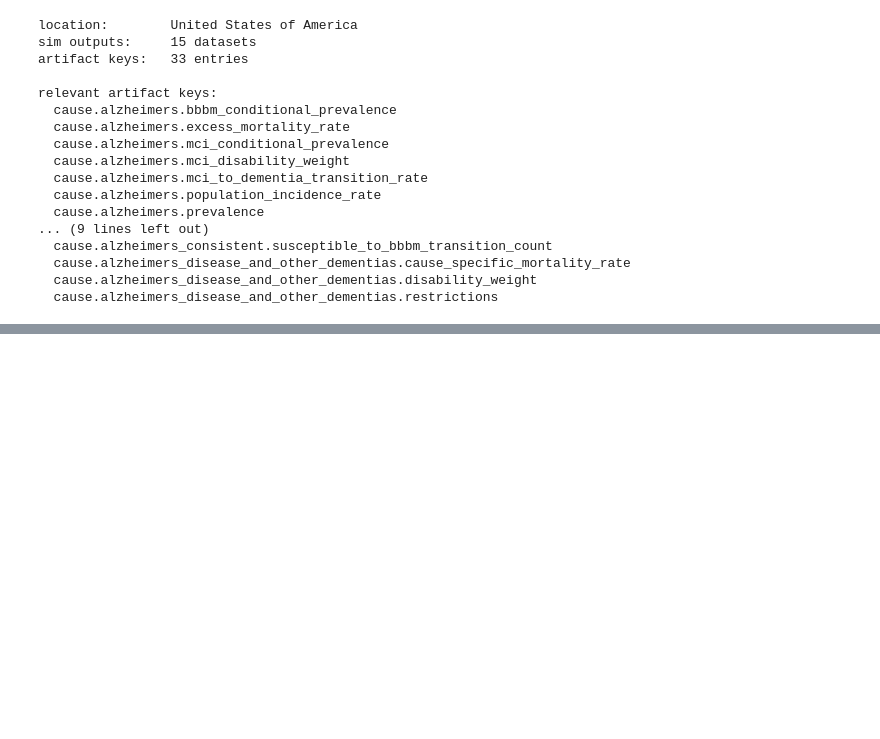
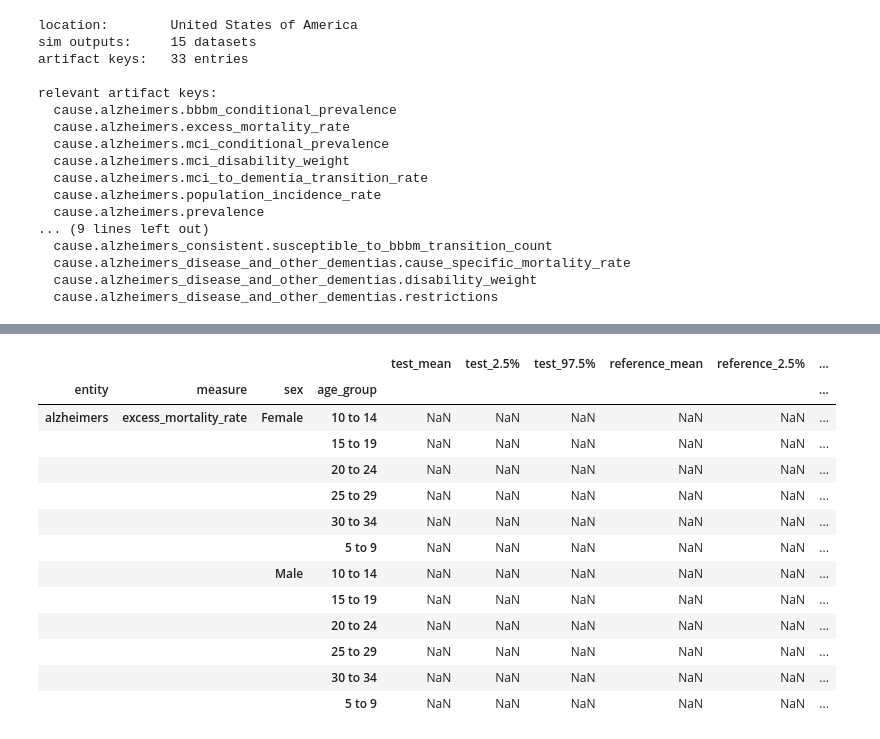
Before and after one commit to ihmeuw/vivarium_csu_alzheimers, a Jupyter notebook: notebooks/automated_validation_demo.ipynb, the cells around one changed output, grey strips where cells are left out. Cells and saved outputs as stored; diff of their text form; code cells hidden in the pictures; blank space fills up the shorter version.

```diff
--- a/notebooks/automated_validation_demo.ipynb
+++ b/notebooks/automated_validation_demo.ipynb
@@ -351,0 +318,9 @@ one verdict, and a path to deepening it incrementally.
+# %%
+ctx.get_frame(
+    "cause.alzheimers.excess_mortality_rate",
+    "sim", "artifact",
+    stratifications=['sex', 'age_group'],
+    num_rows=12,
+    aggregate_draws=True,
+)
+# %% [output]
@@ -351,0 +329,14 @@ one verdict, and a path to deepening it incrementally.
+|  |  |  |  | test_mean | test_2.5% | test_97.5% | reference_mean | reference_2.5% | ... |
+| entity | measure | sex | age_group |  |  |  |  |  | ... |
+| alzheimers | excess_mortality_rate | Female | 10 to 14 | NaN | NaN | NaN | NaN | NaN | ... |
+|  |  |  | 15 to 19 | NaN | NaN | NaN | NaN | NaN | ... |
+|  |  |  | 20 to 24 | NaN | NaN | NaN | NaN | NaN | ... |
+|  |  |  | 25 to 29 | NaN | NaN | NaN | NaN | NaN | ... |
+|  |  |  | 30 to 34 | NaN | NaN | NaN | NaN | NaN | ... |
+|  |  |  | 5 to 9 | NaN | NaN | NaN | NaN | NaN | ... |
+|  |  | Male | 10 to 14 | NaN | NaN | NaN | NaN | NaN | ... |
+|  |  |  | 15 to 19 | NaN | NaN | NaN | NaN | NaN | ... |
+|  |  |  | 20 to 24 | NaN | NaN | NaN | NaN | NaN | ... |
+|  |  |  | 25 to 29 | NaN | NaN | NaN | NaN | NaN | ... |
+|  |  |  | 30 to 34 | NaN | NaN | NaN | NaN | NaN | ... |
+|  |  |  | 5 to 9 | NaN | NaN | NaN | NaN | NaN | ... |
```
Also changed, not shown: parts of 20 cells of this notebook, 1 other file.
